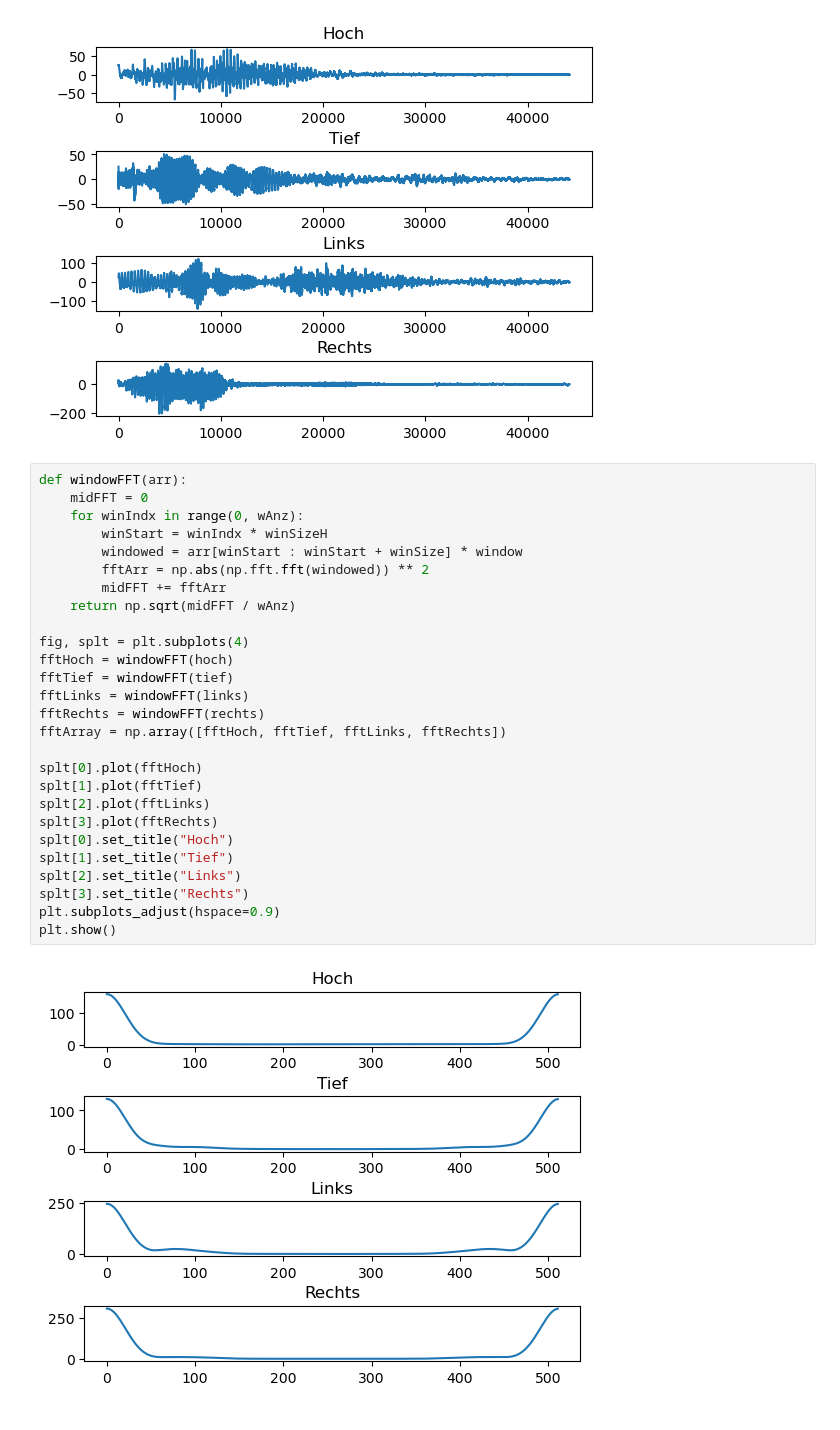
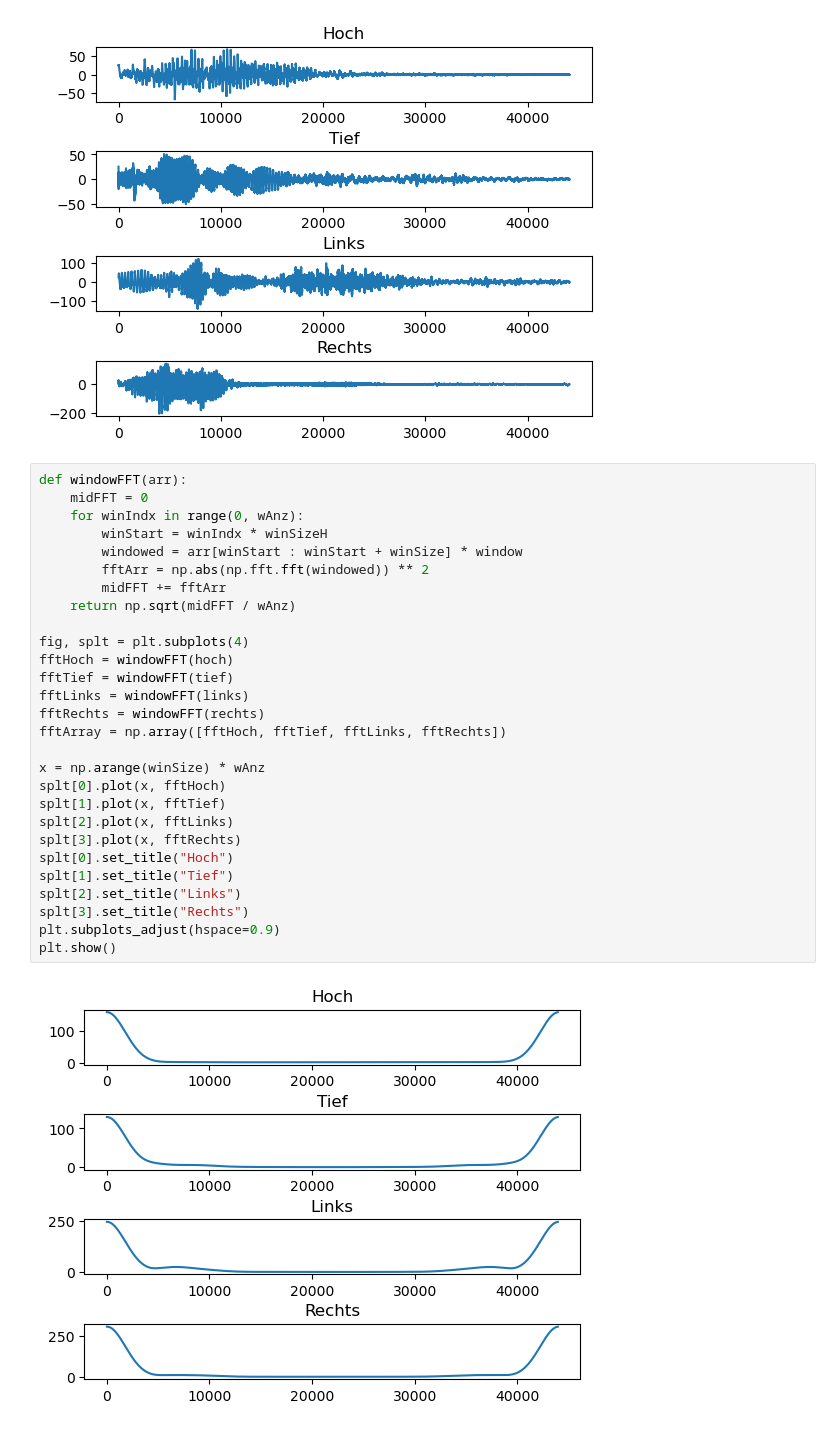
Before and after one commit to Atomarverseucht/AIN, a Jupyter notebook: 3/technische-grundlagen-der-kuenstlichen-intelligenz/versuch3/mikrofon.ipynb, the cells around one changed output. Saved outputs shown, nothing was run; the diff lists cells and outputs as text.

```diff
--- a/3/technische-grundlagen-der-kuenstlichen-intelligenz/versuch3/mikrofon.ipynb
+++ b/3/technische-grundlagen-der-kuenstlichen-intelligenz/versuch3/mikrofon.ipynb
@@ -169,32 +169,33 @@ plt.show()
 # %%
 def windowFFT(arr):
     midFFT = 0
     for winIndx in range(0, wAnz):
         winStart = winIndx * winSizeH
         windowed = arr[winStart : winStart + winSize] * window
         fftArr = np.abs(np.fft.fft(windowed)) ** 2
         midFFT += fftArr
     return np.sqrt(midFFT / wAnz)
 
 fig, splt = plt.subplots(4)
 fftHoch = windowFFT(hoch)
 fftTief = windowFFT(tief)
 fftLinks = windowFFT(links)
 fftRechts = windowFFT(rechts)
 fftArray = np.array([fftHoch, fftTief, fftLinks, fftRechts])
 
-splt[0].plot(fftHoch)
-splt[1].plot(fftTief)
-splt[2].plot(fftLinks)
-splt[3].plot(fftRechts)
+x = np.arange(winSize) * wAnz
+splt[0].plot(x, fftHoch)
+splt[1].plot(x, fftTief)
+splt[2].plot(x, fftLinks)
+splt[3].plot(x, fftRechts)
 splt[0].set_title("Hoch")
 splt[1].set_title("Tief")
 splt[2].set_title("Links")
 splt[3].set_title("Rechts")
 plt.subplots_adjust(hspace=0.9)
 plt.show()
 # %% [output]
-[figure, old version]
+[figure, new version]
 # %%
 def corrcoeff(f, g):
     ofg = 0
```
Also changed, not shown: parts of 3 cells of this notebook.
